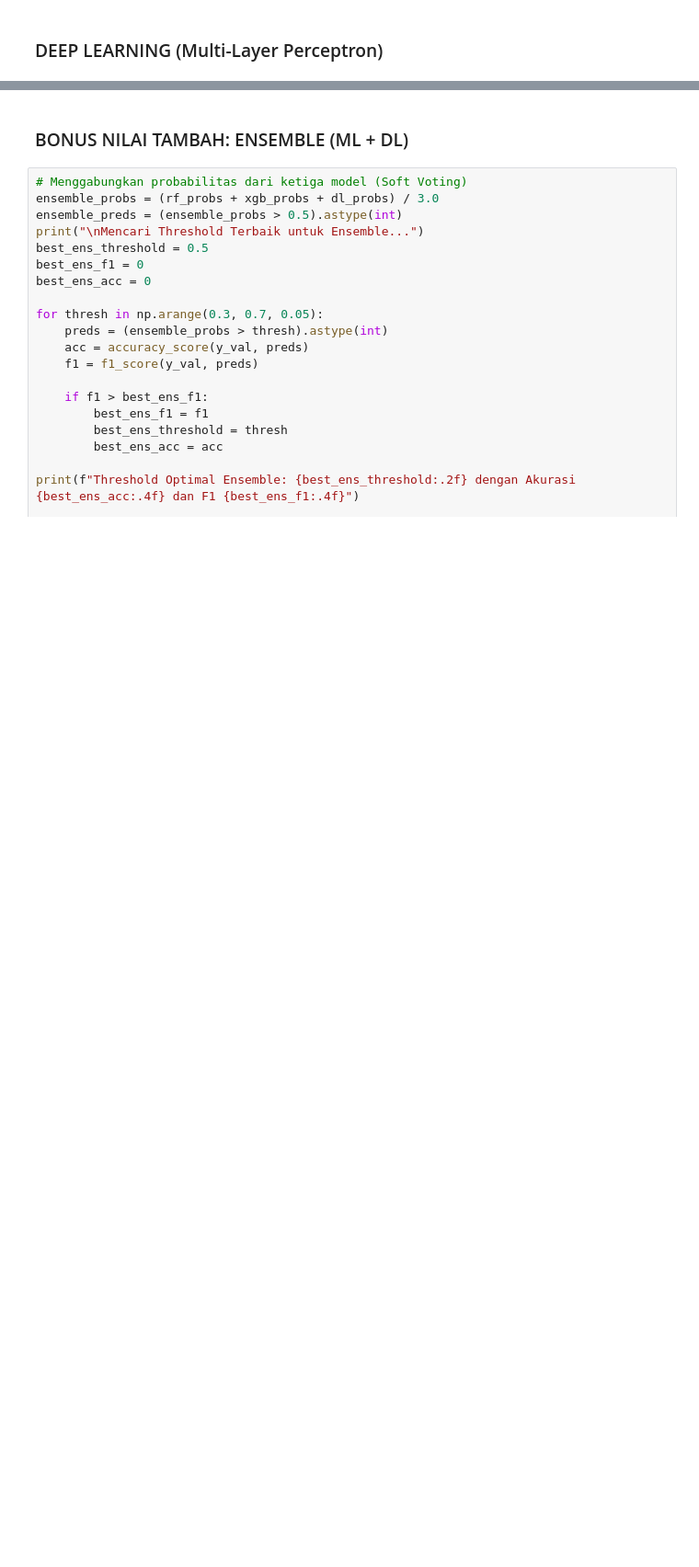
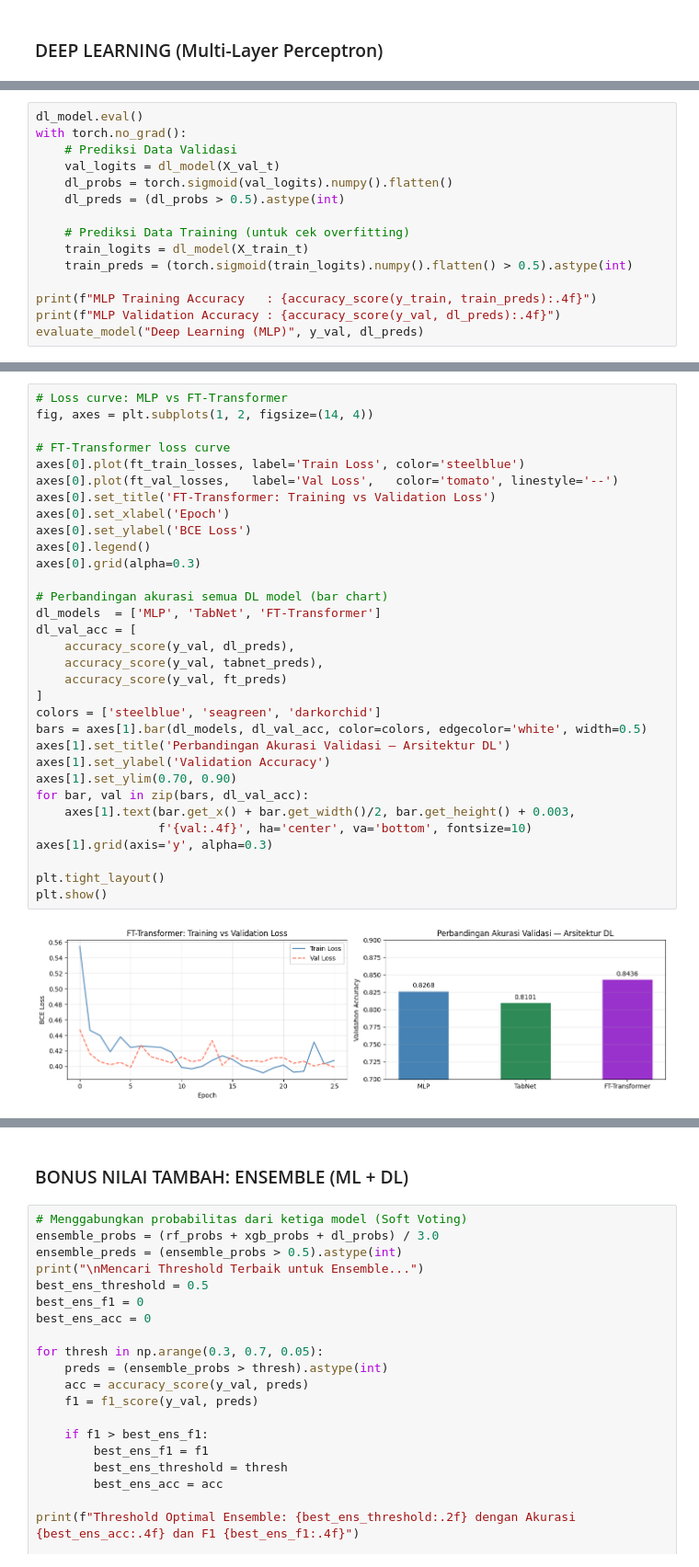
Before and after one commit to ghfkdkey/UTSDeepLearningBalqis, a Jupyter notebook: notebooks/titanic/UTS_titanic.ipynb, the cells around one changed output, grey strips where cells are left out. Shown at 92% size. Drawn from its saved outputs; the diff is of its cells as text; blank space fills up the shorter version.

```diff
--- a/notebooks/titanic/UTS_titanic.ipynb
+++ b/notebooks/titanic/UTS_titanic.ipynb
@@ -428,0 +563,15 @@ weighted avg       0.83      0.83      0.82       179
+# %%
+dl_model.eval()
+with torch.no_grad():
+    # Prediksi Data Validasi
+    val_logits = dl_model(X_val_t)
+    dl_probs = torch.sigmoid(val_logits).numpy().flatten()
+    dl_preds = (dl_probs > 0.5).astype(int)
+
+    # Prediksi Data Training (untuk cek overfitting)
+    train_logits = dl_model(X_train_t)
+    train_preds = (torch.sigmoid(train_logits).numpy().flatten() > 0.5).astype(int)
+
+print(f"MLP Training Accuracy   : {accuracy_score(y_train, train_preds):.4f}")
+print(f"MLP Validation Accuracy : {accuracy_score(y_val, dl_preds):.4f}")
+evaluate_model("Deep Learning (MLP)", y_val, dl_preds)
@@ -460,0 +877,34 @@ Threshold Optimal: 0.35 dengan Akurasi 0.8212
+# %%
+# Loss curve: MLP vs FT-Transformer
+fig, axes = plt.subplots(1, 2, figsize=(14, 4))
+
+# FT-Transformer loss curve
+axes[0].plot(ft_train_losses, label='Train Loss', color='steelblue')
+axes[0].plot(ft_val_losses,   label='Val Loss',   color='tomato', linestyle='--')
+axes[0].set_title('FT-Transformer: Training vs Validation Loss')
+axes[0].set_xlabel('Epoch')
+axes[0].set_ylabel('BCE Loss')
+axes[0].legend()
+axes[0].grid(alpha=0.3)
+
+# Perbandingan akurasi semua DL model (bar chart)
+dl_models  = ['MLP', 'TabNet', 'FT-Transformer']
+dl_val_acc = [
+    accuracy_score(y_val, dl_preds),
+    accuracy_score(y_val, tabnet_preds),
+    accuracy_score(y_val, ft_preds)
+]
+colors = ['steelblue', 'seagreen', 'darkorchid']
+bars = axes[1].bar(dl_models, dl_val_acc, color=colors, edgecolor='white', width=0.5)
+axes[1].set_title('Perbandingan Akurasi Validasi — Arsitektur DL')
+axes[1].set_ylabel('Validation Accuracy')
+axes[1].set_ylim(0.70, 0.90)
+for bar, val in zip(bars, dl_val_acc):
+    axes[1].text(bar.get_x() + bar.get_width()/2, bar.get_height() + 0.003,
+                 f'{val:.4f}', ha='center', va='bottom', fontsize=10)
+axes[1].grid(axis='y', alpha=0.3)
+
+plt.tight_layout()
+plt.show()
+# %% [output]
+[figure, added]
```
Also changed, not shown: parts of 20 cells of this notebook, 5 other files.
